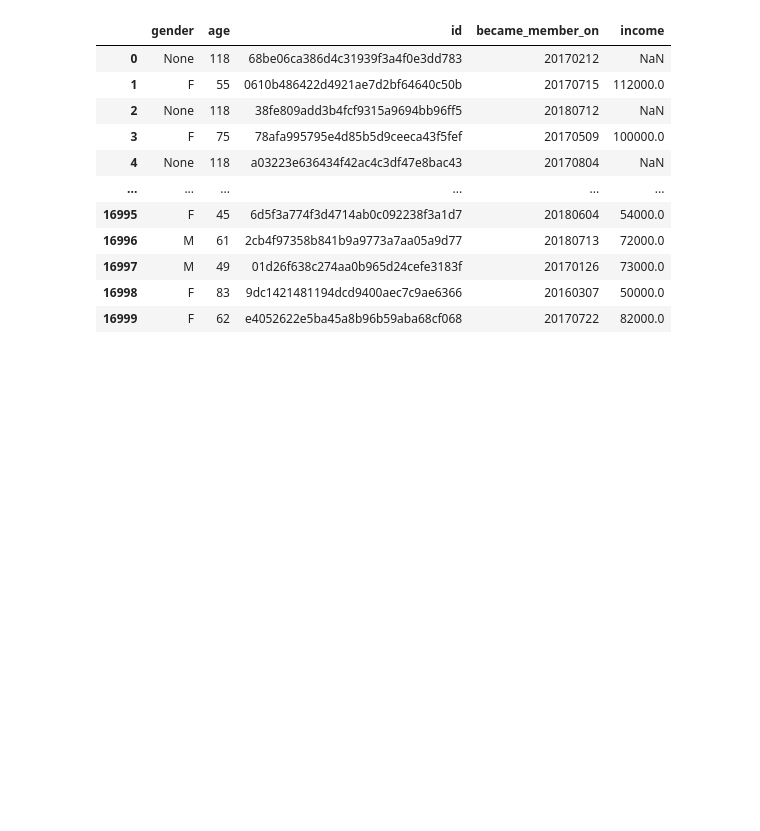
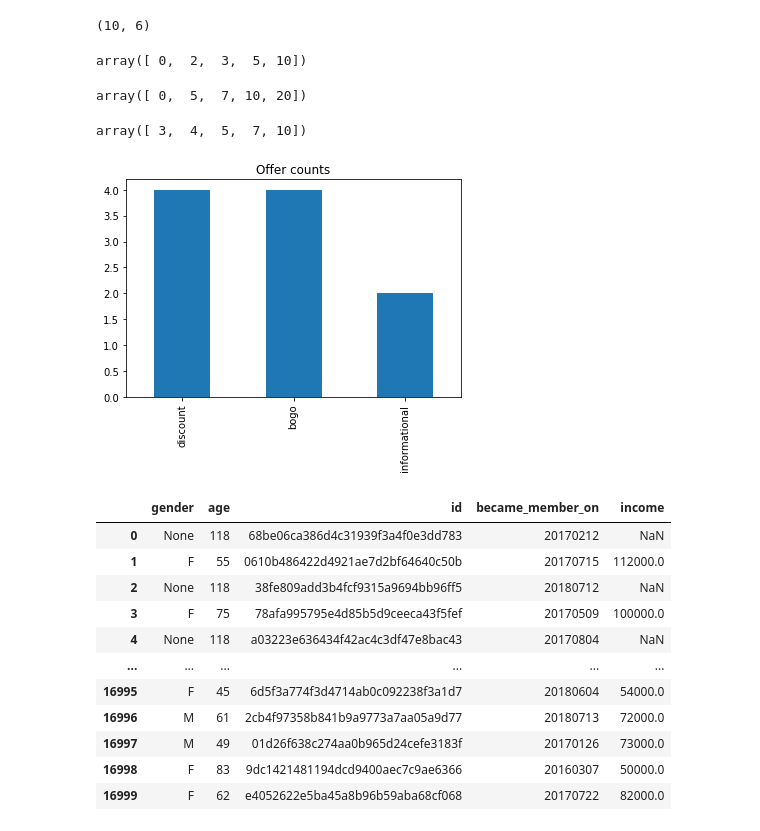
Before and after one commit to Druizm128/starbucks_project, a Jupyter notebook: eda.ipynb, the cells around one changed output. Cells and saved outputs as stored; diff of their text form; code cells hidden in the pictures; blank space fills up the shorter version.

```diff
--- a/eda.ipynb
+++ b/eda.ipynb
@@ -26,3 +34,24 @@ portfolio
+# %%
+portfolio.shape
+# %% [output]
+(10, 6)
+# %%
+
+np.sort( portfolio.reward.unique() )
+# %% [output]
+array([ 0,  2,  3,  5, 10])
+# %%
+np.sort( portfolio.difficulty.unique() )
+# %% [output]
+array([ 0,  5,  7, 10, 20])
+# %%
+np.sort( portfolio.duration.unique() )
+# %% [output]
+array([ 3,  4,  5,  7, 10])
+# %%
+portfolio['offer_type'].value_counts().plot(kind = 'bar', title = 'Offer counts', y = 'Counts');
+# %% [output]
+[figure, added]
 # %%
 profile
 # %% [output]
```
Also changed, not shown: parts of 21 cells of this notebook.
